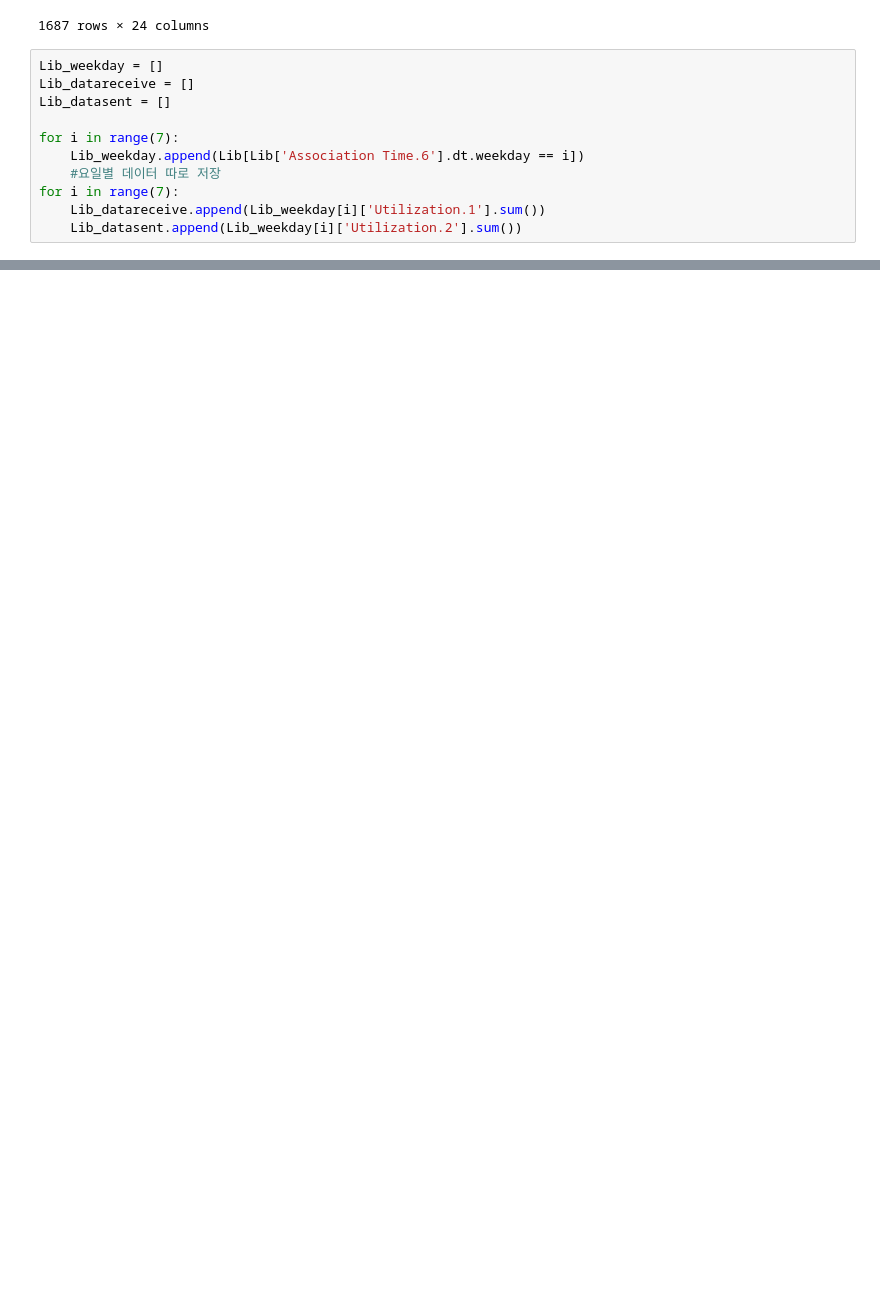
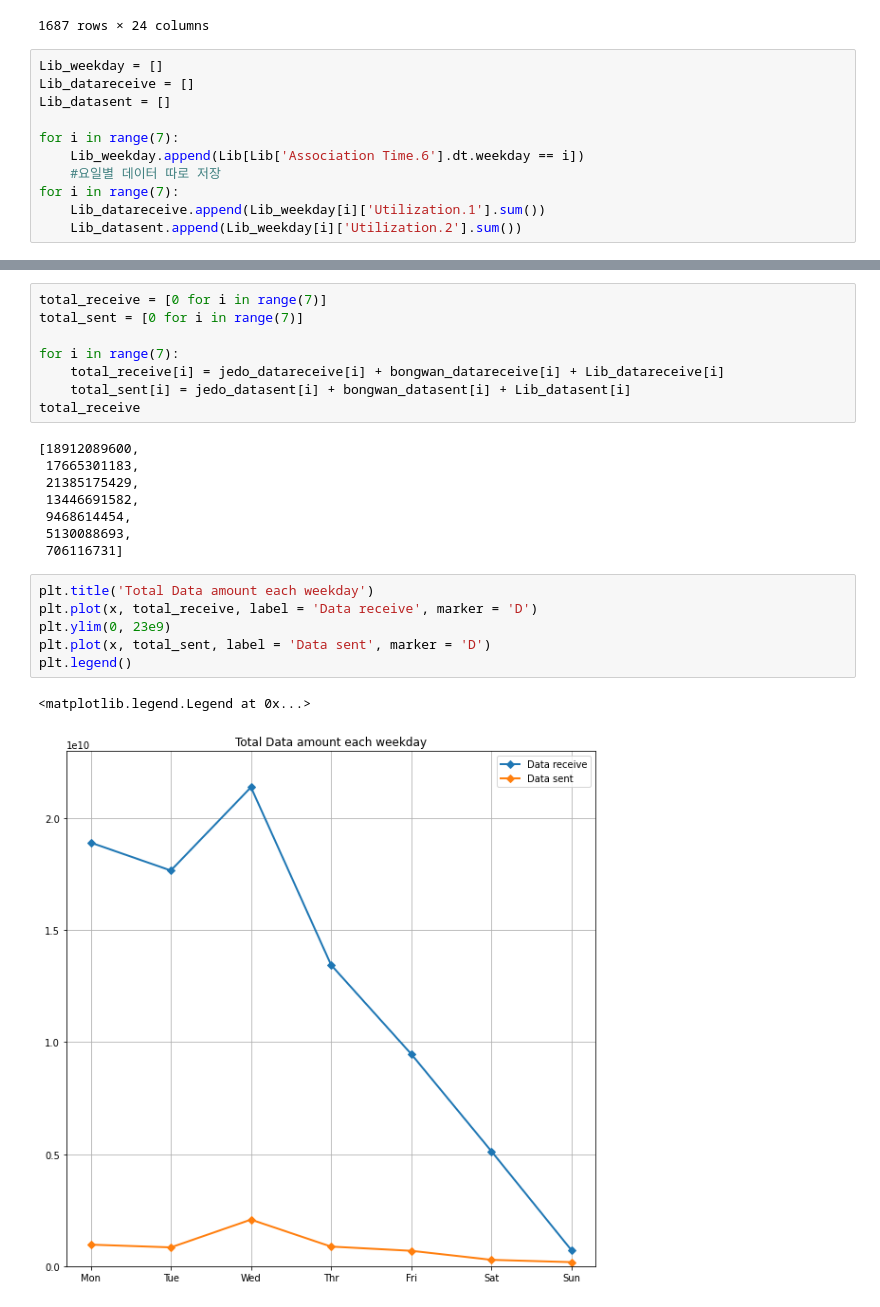
Before and after one commit to leeEunJooo/NetworkAssociation, a Jupyter notebook: Jedo.ipynb, the cells around one changed output, grey strips where cells are left out. Saved outputs shown, nothing was run; the diff lists cells and outputs as text; blank space fills up the shorter version.

```diff
--- a/Jedo.ipynb
+++ b/Jedo.ipynb
@@ -414,0 +284,25 @@ plt.legend()
+# %%
+total_receive = [0 for i in range(7)]
+total_sent = [0 for i in range(7)]
+
+for i in range(7):
+    total_receive[i] = jedo_datareceive[i] + bongwan_datareceive[i] + Lib_datareceive[i]
+    total_sent[i] = jedo_datasent[i] + bongwan_datasent[i] + Lib_datasent[i]
+total_receive
+# %% [output]
+[18912089600,
+ 17665301183,
+ 21385175429,
+ 13446691582,
+ 9468614454,
+ 5130088693,
+ 706116731]
+# %%
+plt.title('Total Data amount each weekday')
+plt.plot(x, total_receive, label = 'Data receive', marker = 'D')
+plt.ylim(0, 23e9)
+plt.plot(x, total_sent, label = 'Data sent', marker = 'D')
+plt.legend()
+# %% [output]
+<matplotlib.legend.Legend at 0x...>
+[figure, added]
```
Also changed, not shown: parts of 31 cells of this notebook.
